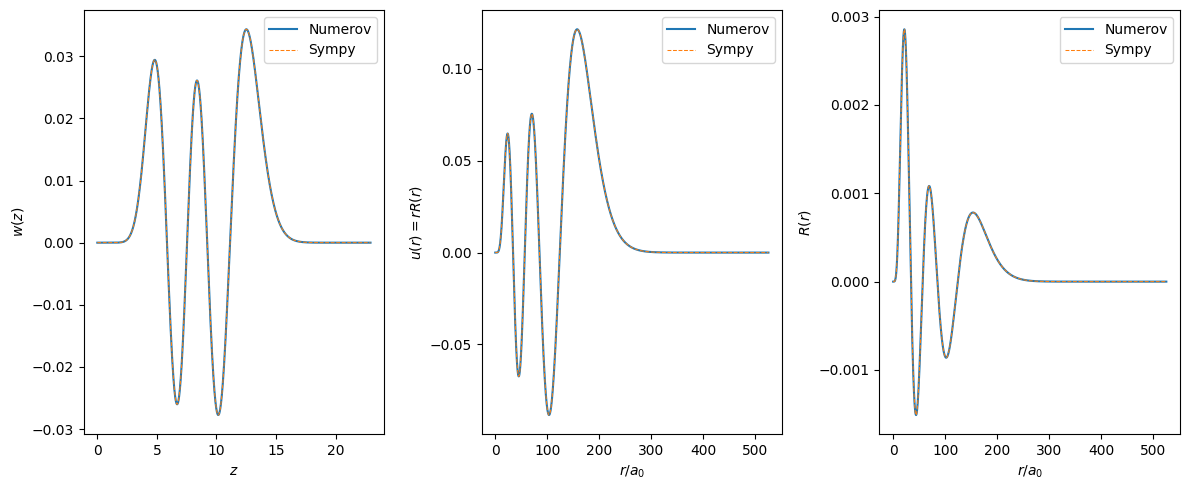
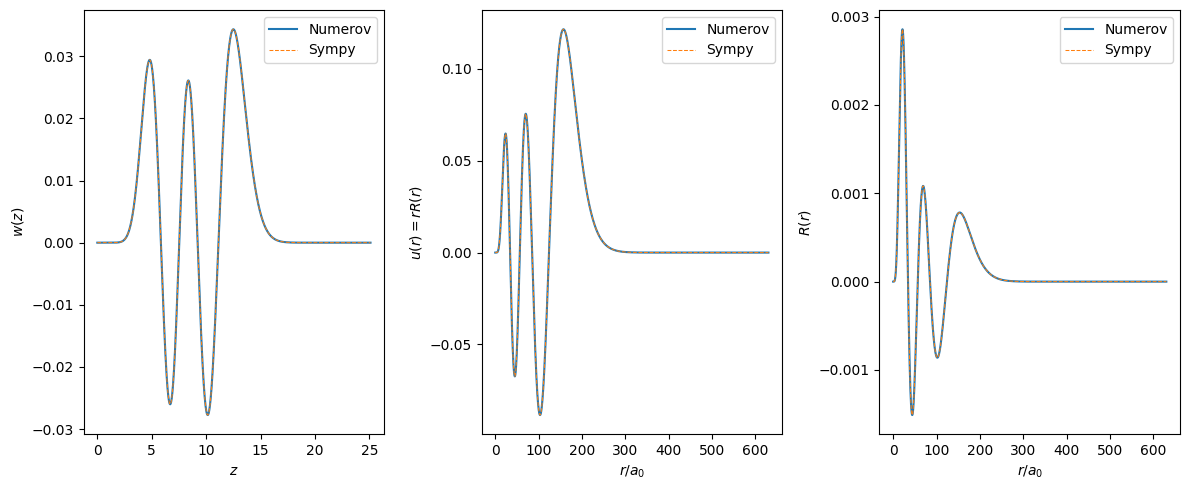
Unified diff of the notebook cell whose output changed from the first chart to the second:
--- before
+++ after
@@ -1,18 +1,18 @@
 fig, axs = plt.subplots(1, 3, figsize=(12, 5))
 
-axs[0].plot(state.z_list, state.w_list, "C0-", label="Numerov")
-axs[0].plot(state.z_list, sympy_w_list, "C1--", lw=0.75, label="Sympy")
+axs[0].plot(radial.z_list, radial.w_list, "C0-", label="Numerov")
+axs[0].plot(radial.z_list, sympy_w_list, "C1--", lw=0.75, label="Sympy")
 axs[0].set_xlabel(r"$z$")
 axs[0].set_ylabel(r"$w(z)$")
 axs[0].legend()
 
-axs[1].plot(state.x_list, state.u_list, "C0-", label="Numerov")
-axs[1].plot(state.x_list, sympy_u_list, "C1--", lw=0.75, label="Sympy")
+axs[1].plot(radial.x_list, radial.u_list, "C0-", label="Numerov")
+axs[1].plot(radial.x_list, sympy_u_list, "C1--", lw=0.75, label="Sympy")
 axs[1].set_xlabel(r"$r / a_0$")
 axs[1].set_ylabel(r"$u(r) = r R(r)$")
 axs[1].legend()
 
-axs[2].plot(state.x_list, state.r_list, "C0-", label="Numerov")
-axs[2].plot(state.x_list, sympy_r_list, "C1--", lw=0.75, label="Sympy")
+axs[2].plot(radial.x_list, radial.r_list, "C0-", label="Numerov")
+axs[2].plot(radial.x_list, sympy_r_list, "C1--", lw=0.75, label="Sympy")
 axs[2].set_xlabel(r"$r / a_0$")
 axs[2].set_ylabel(r"$R(r)$")

Commit: RadialKet put all parameters into init